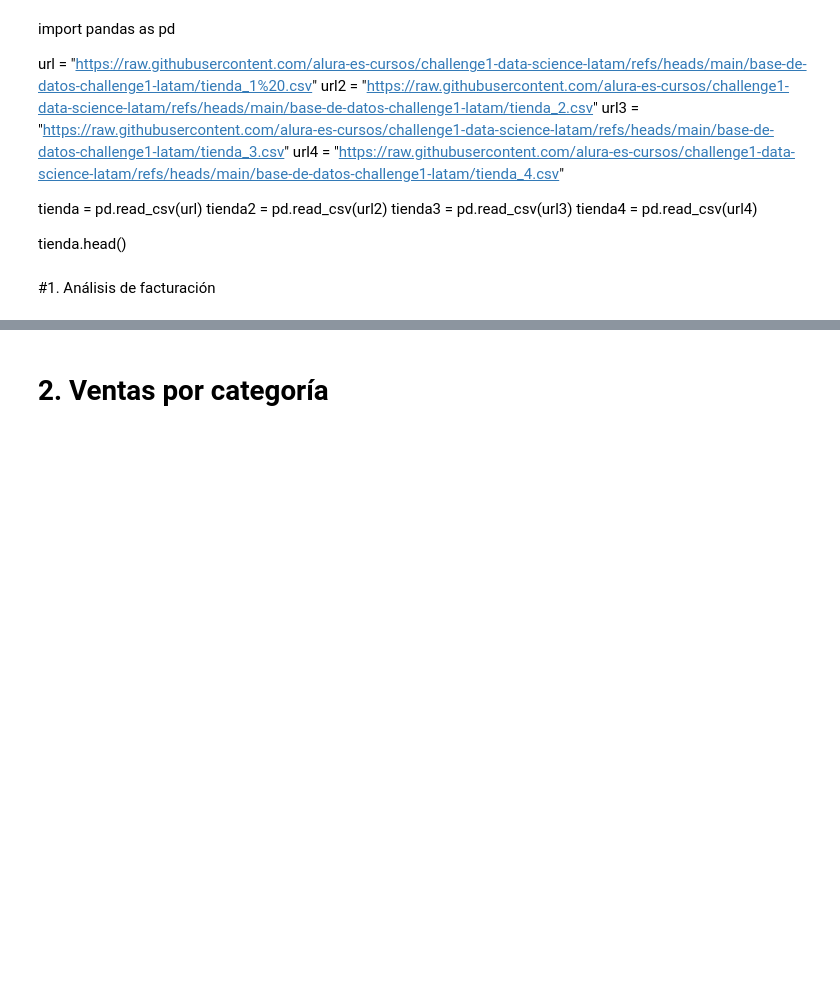
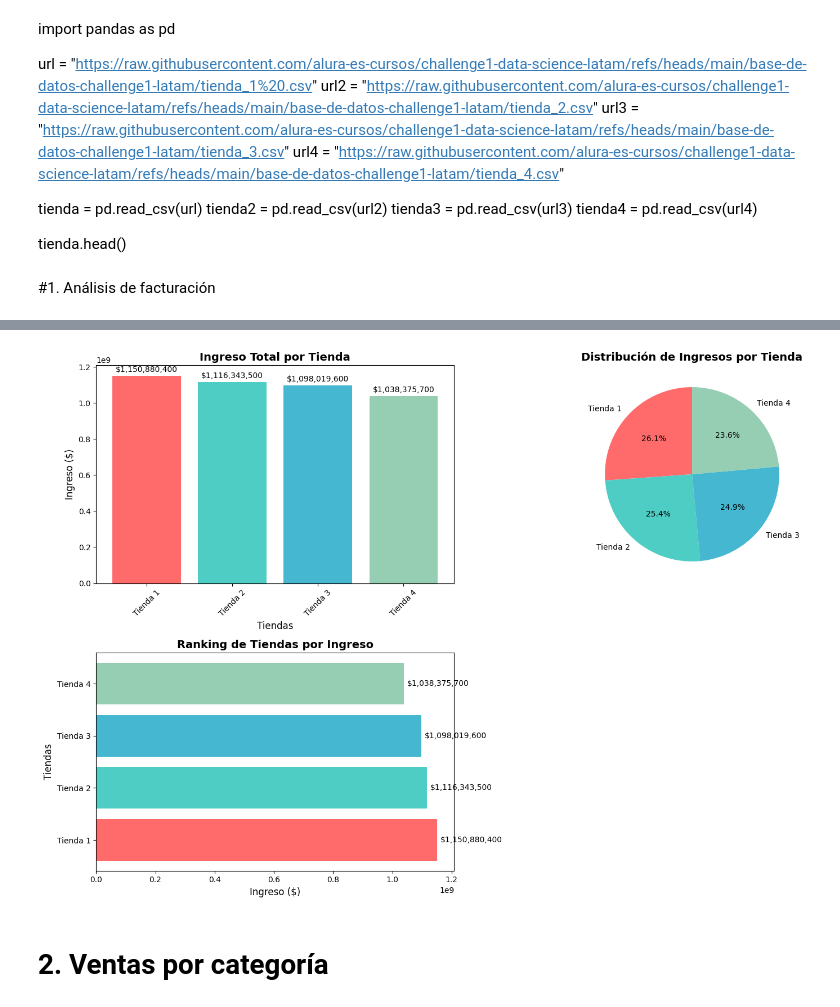
Before and after one commit to JAG-91/Practicando-Python-para-Data-Science-Challenge-Alura-Store, a Jupyter notebook: AluraStoreLatam.ipynb, the cells around one changed output, grey strips where cells are left out. Saved outputs shown, nothing was run; the diff lists cells and outputs as text; code cells hidden in the pictures; blank space fills up the shorter version.

```diff
--- a/AluraStoreLatam.ipynb
+++ b/AluraStoreLatam.ipynb
@@ -8,9 +8,7 @@ url2 = "https://raw.githubusercontent.com/alura-es-cursos/challenge1-data-scienc
 url3 = "https://raw.githubusercontent.com/alura-es-cursos/challenge1-data-science-latam/refs/heads/main/base-de-datos-challenge1-latam/tienda_3.csv"
 url4 = "https://raw.githubusercontent.com/alura-es-cursos/challenge1-data-science-latam/refs/heads/main/base-de-datos-challenge1-latam/tienda_4.csv"
 
-tienda= pd.read_csv(url)
+tienda1 = pd.read_csv(url)
 tienda2 = pd.read_csv(url2)
 tienda3 = pd.read_csv(url3)
 tienda4 = pd.read_csv(url4)
-
-tienda.head()
@@ -141,2 +31,64 @@ Diferencia entre mayor y menor: $112,504,700.00
+# %%
+import matplotlib.pyplot as plt
+import numpy as np
+
+
+
+# Calcular ingreso total por cada tienda
+ingreso_tienda1 = tienda1['Precio'].sum()
+ingreso_tienda2 = tienda2['Precio'].sum()
+ingreso_tienda3 = tienda3['Precio'].sum()
+ingreso_tienda4 = tienda4['Precio'].sum()
+
+
+# Crear gráficos
+plt.figure(figsize=(15, 10))
+
+# Gráfico 1: Barras - Ingreso por tienda
+plt.subplot(2, 2, 1)
+tiendas = ['Tienda 1', 'Tienda 2', 'Tienda 3', 'Tienda 4']
+ingresos = [ingreso_tienda1, ingreso_tienda2, ingreso_tienda3, ingreso_tienda4]
+bars = plt.bar(tiendas, ingresos, color=['#FF6B6B', '#4ECDC4', '#45B7D1', '#96CEB4'])
+plt.title('Ingreso Total por Tienda', fontsize=14, fontweight='bold')
+plt.ylabel('Ingreso ($)', fontsize=12)
+plt.xlabel('Tiendas', fontsize=12)
+plt.xticks(rotation=45)
+
+# Añadir valores en las barras
+for bar, ingreso in zip(bars, ingresos):
+    plt.text(bar.get_x() + bar.get_width()/2, bar.get_height() + max(ingresos)*0.01,
+             f'${ingreso:,.0f}', ha='center', va='bottom')
+
+# Gráfico 2: Gráfico de torta - Distribución de ingresos
+plt.subplot(2, 2, 2)
+colores = ['#FF6B6B', '#4ECDC4', '#45B7D1', '#96CEB4']
+plt.pie(ingresos, labels=tiendas, autopct='%1.1f%%', colors=colores, startangle=90)
+plt.title('Distribución de Ingresos por Tienda', fontsize=14, fontweight='bold')
+
+
+# Gráfico 3: Barras horizontales - Ranking de tiendas
+plt.subplot(2, 2, 3)
+# Ordenar tiendas por ingresos
+ingresos_dict = dict(zip(tiendas, ingresos))
+sorted_tiendas = sorted(ingresos_dict.items(), key=lambda x: x[1], reverse=True)
+tiendas_ordenadas = [item[0] for item in sorted_tiendas]
+ingresos_ordenados = [item[1] for item in sorted_tiendas]
+
+bars_horizontal = plt.barh(tiendas_ordenadas, ingresos_ordenados, color=['#FF6B6B', '#4ECDC4', '#45B7D1', '#96CEB4'])
+plt.title('Ranking de Tiendas por Ingreso', fontsize=14, fontweight='bold')
+plt.xlabel('Ingreso ($)', fontsize=12)
+plt.ylabel('Tiendas', fontsize=12)
+
+# Añadir valores en las barras horizontales
+for i, (bar, ingreso) in enumerate(zip(bars_horizontal, ingresos_ordenados)):
+    plt.text(bar.get_width() + max(ingresos_ordenados)*0.01, bar.get_y() + bar.get_height()/2,
+             f'${ingreso:,.0f}', ha='left', va='center')
+
+plt.tight_layout()
+plt.show()
+
+#
+# %% [output]
+[figure, added]
 # %% [markdown]
 # 2. Ventas por categoría
```
Also changed, not shown: parts of 14 cells of this notebook.
